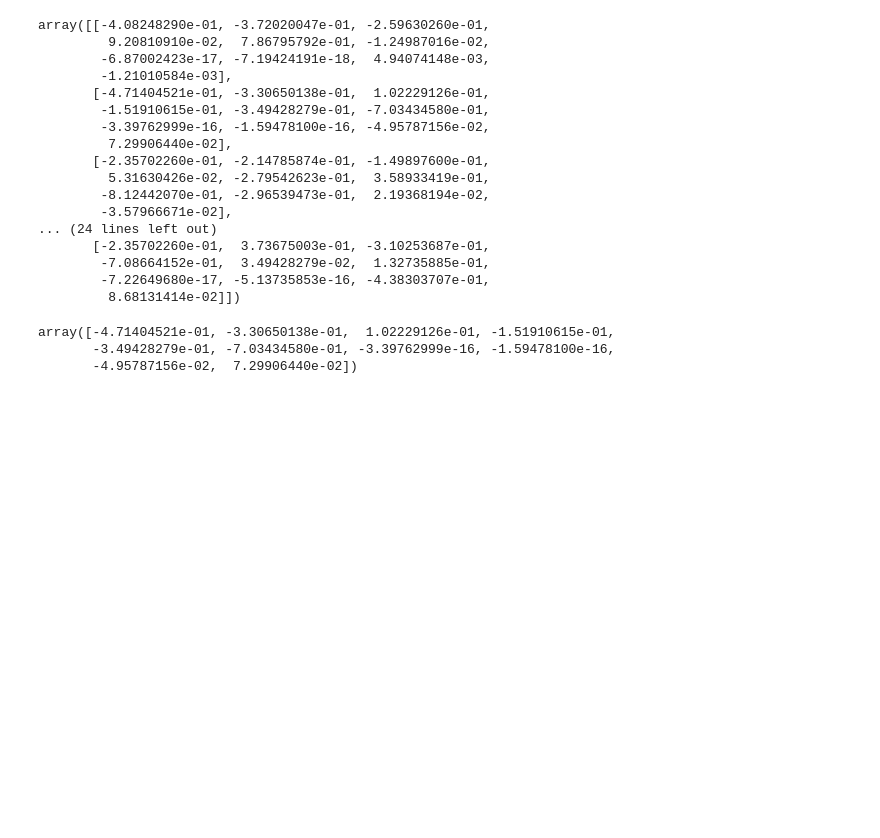
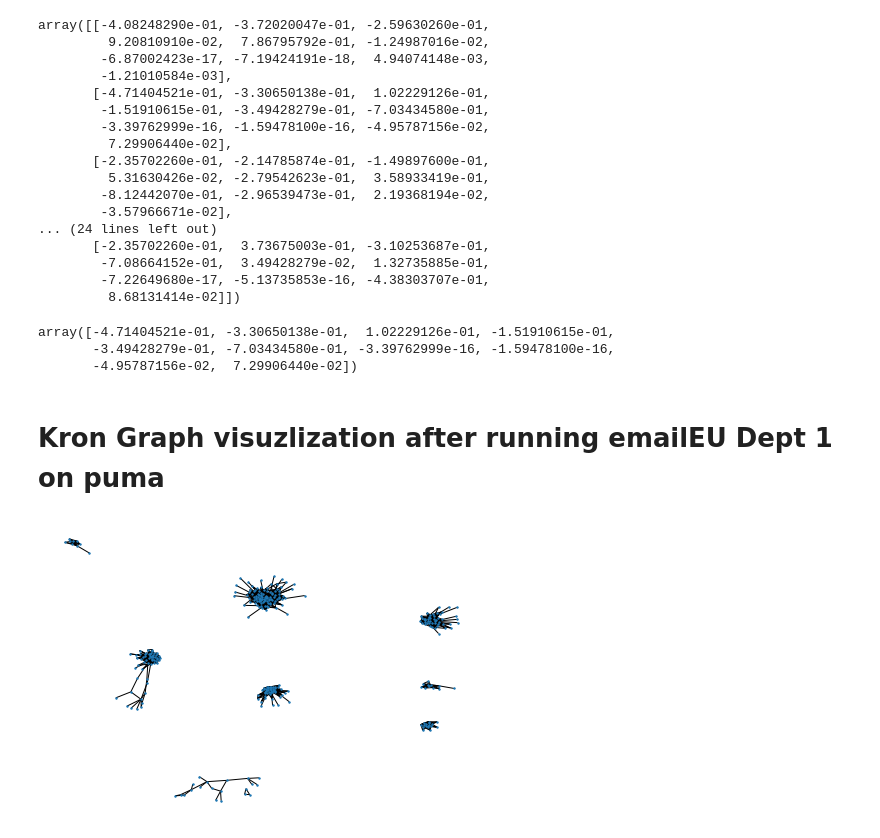
Before and after one commit to temporal-graphs/STM, a Jupyter notebook: Thesis.ipynb, the cells around one changed output. Saved outputs shown, nothing was run; the diff lists cells and outputs as text; code cells hidden in the pictures; blank space fills up the shorter version.

```diff
--- a/Thesis.ipynb
+++ b/Thesis.ipynb
@@ -412,3 +412,5 @@ v[1]
 array([-4.71404521e-01, -3.30650138e-01,  1.02229126e-01, -1.51910615e-01,
        -3.49428279e-01, -7.03434580e-01, -3.39762999e-16, -1.59478100e-16,
        -4.95787156e-02,  7.29906440e-02])
+# %% [markdown]
+# Kron Graph visuzlization after running emailEU Dept 1 on puma
@@ -414,0 +419,6 @@ array([-4.71404521e-01, -3.30650138e-01,  1.02229126e-01, -1.51910615e-01,
+# %%
+G = bipartite.read_edgelist('./data/EmailEU/email-Eu-core-temporal-Dept1.txt.kronfit')
+# %%
+nx.draw(G,node_size=2, edge_size=1)
+# %% [output]
+[figure, added]
```
Also changed, not shown: parts of 47 cells of this notebook, 2 other files.
